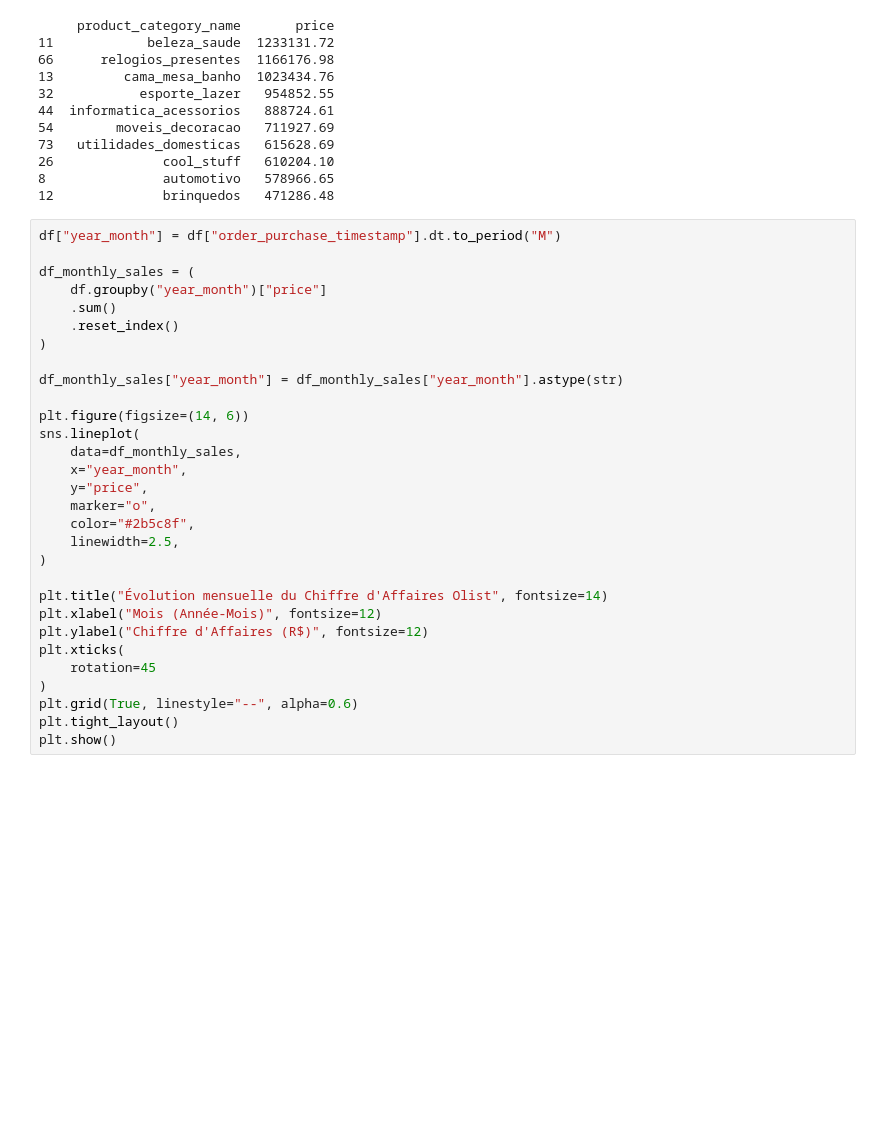
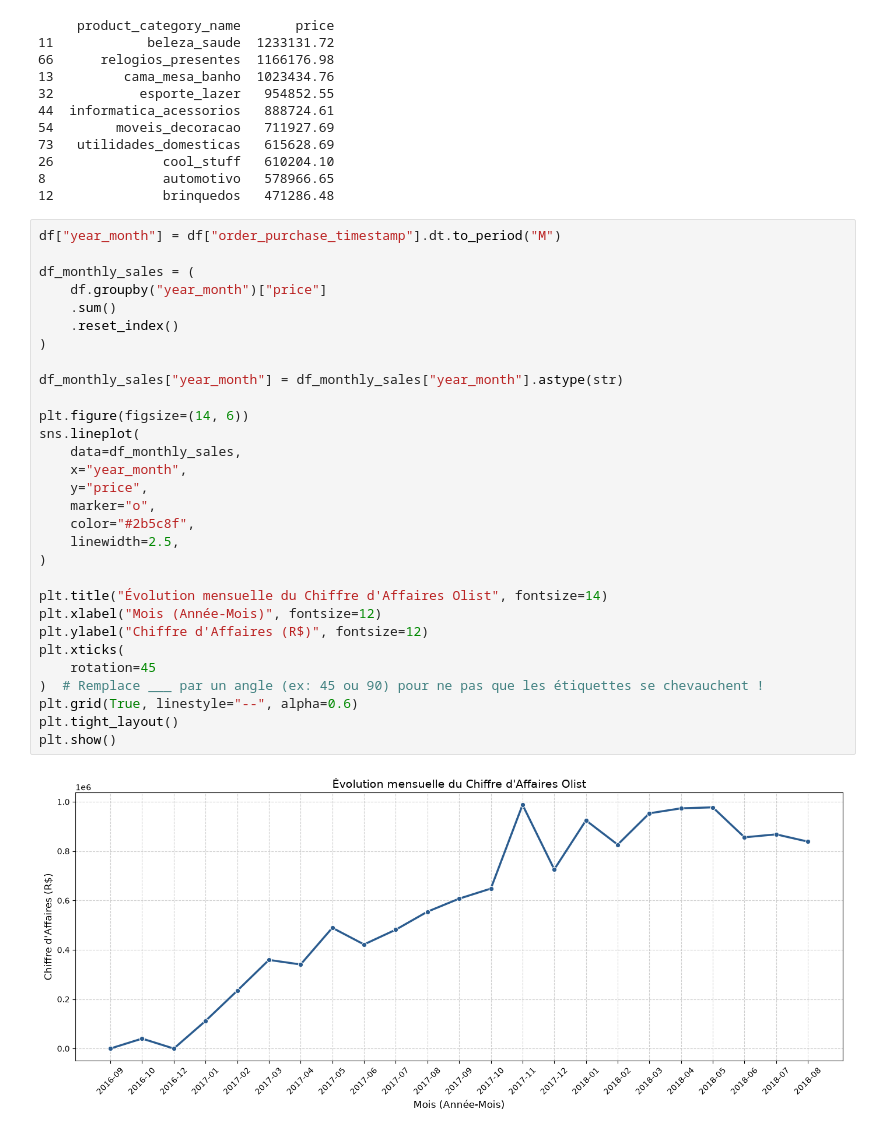
Before and after one commit to mathisbourgeois2105-dev/ecommerce_analysis, a Jupyter notebook: eda_olist.ipynb, the cells around one changed output. Saved outputs shown, nothing was run; the diff lists cells and outputs as text; blank space fills up the shorter version.

```diff
--- a/eda_olist.ipynb
+++ b/eda_olist.ipynb
@@ -95,30 +95,32 @@ Passing `palette` without assigning `hue` is deprecated and will be removed in v
 # %%
 df["year_month"] = df["order_purchase_timestamp"].dt.to_period("M")
 
 df_monthly_sales = (
     df.groupby("year_month")["price"]
     .sum()
     .reset_index()
 )
 
 df_monthly_sales["year_month"] = df_monthly_sales["year_month"].astype(str)
 
 plt.figure(figsize=(14, 6))
 sns.lineplot(
     data=df_monthly_sales,
     x="year_month",
     y="price",
     marker="o",
     color="#2b5c8f",
     linewidth=2.5,
 )
 
 plt.title("Évolution mensuelle du Chiffre d'Affaires Olist", fontsize=14)
 plt.xlabel("Mois (Année-Mois)", fontsize=12)
 plt.ylabel("Chiffre d'Affaires (R$)", fontsize=12)
 plt.xticks(
     rotation=45
-)
+)  # Remplace ___ par un angle (ex: 45 ou 90) pour ne pas que les étiquettes se chevauchent !
 plt.grid(True, linestyle="--", alpha=0.6)
 plt.tight_layout()
 plt.show()
+# %% [output]
+[figure, added]
```
